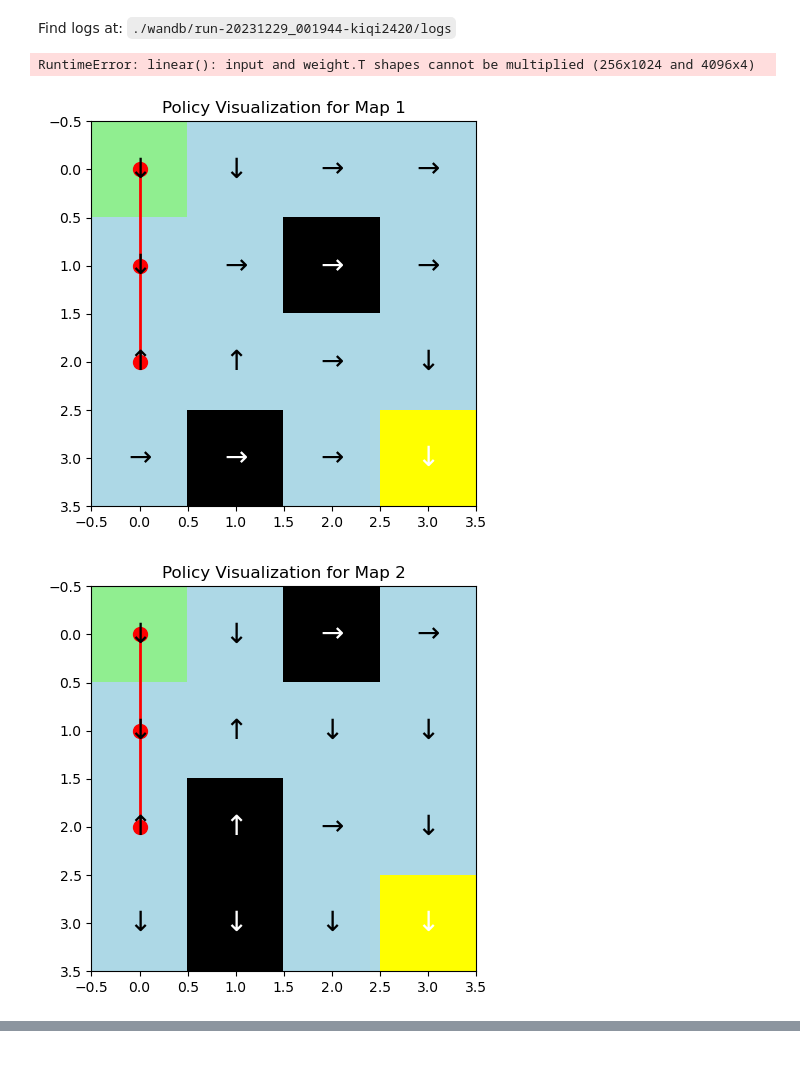
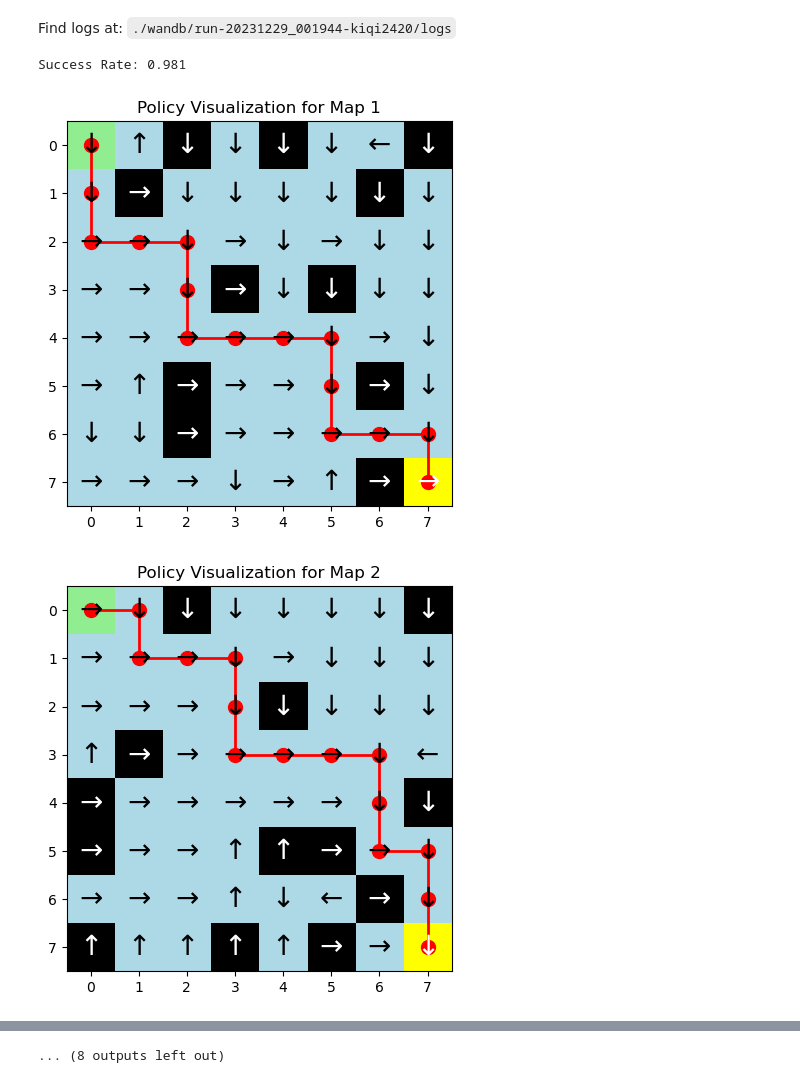
Before and after one commit to Looyyd/PytorchPractice, a Jupyter notebook: notebooks/ice_agent.ipynb, the cells around one changed output, grey strips where cells are left out. Saved outputs shown, nothing was run; the diff lists cells and outputs as text; code cells hidden in the pictures.

Commit message:
8 sized map 98% success with pretty much same configuration as 4*4 map

```diff
--- a/notebooks/ice_agent.ipynb
+++ b/notebooks/ice_agent.ipynb
@@ -521,10 +521,10 @@ for key, value in trial.params.items():
 learning_rate = 0.0001
 gamma = 0.95
 epsilon = 0.6
-epsilon_decay = 0.99
+epsilon_decay = 0.999
 weight_decay = 1e-4
-dropout_p = 0.1
-forward_step_reward = 0 #0.05
+dropout_p = 0.8
+forward_step_reward = 0.02
 visited_step_reward = 0
 hole_reward = 0 #-0.5
 in_place_reward = 0
@@ -688,12 +706,13 @@ min_eval_episodes = 1000
 success_rate = evaluate_model(model, min_eval_episodes, device, n_states, batch_size=256, is_slippery=is_slippery, random_map=random_map)
 print(f"Success Rate: {success_rate:.3f}")
 # %% [output]
-RuntimeError: linear(): input and weight.T shapes cannot be multiplied (256x1024 and 4096x4)
+Success Rate: 0.981
 # %%
 numerical_color_map = {'S': 1, 'F': 0, 'H': 3, 'G': 2}
 def visualize_policy_on_random_maps(model, device, n_maps=5, n_states=16, is_slippery=False):
+    map_size = int(n_states**0.5)
     for map_idx in range(n_maps):
-        env = gym.make('FrozenLake-v1', desc=generate_random_map(size=4), is_slippery=is_slippery)
+        env = gym.make('FrozenLake-v1', desc=generate_random_map(size=map_size), is_slippery=is_slippery)
         desc = env.desc.astype(str)
 
         numerical_grid_colors = np.vectorize(numerical_color_map.get)(desc)
@@ -718,33 +737,33 @@ def visualize_policy_on_random_maps(model, device, n_maps=5, n_states=16, is_sli
 
         while True:
             action = policy_grid[i, j]
             if action == '←': j -= 1
             elif action == '→': j += 1
             elif action == '↑': i -= 1
             elif action == '↓': i += 1
             i = min(max(i, 0), desc.shape[0] - 1)  # Ensuring the agent doesn't go out of bounds
             j = min(max(j, 0), desc.shape[1] - 1)
             if (i, j) in zip(path_y, path_x):
                 break
             path_x.append(j)
             path_y.append(i)
             if desc[i, j] in ['H', 'G']:
                 break
 
         # Draw the path
         plt.plot(path_x, path_y, 'ro-', linewidth=2, markersize=10)
 
         for i in range(desc.shape[0]):
             for j in range(desc.shape[1]):
                 arrow = policy_grid[i, j]
                 arrow_color = 'white' if desc[i, j] in ['H', 'G'] else 'black'
                 plt.text(j, i, arrow, ha='center', va='center', fontsize=20, color=arrow_color)
 
         plt.title(f'Policy Visualization for Map {map_idx+1}')
         plt.show()
 
 
-visualize_policy_on_random_maps(model, device, n_maps=10, is_slippery=is_slippery)
+visualize_policy_on_random_maps(model, device, n_maps=20, n_states=n_states, is_slippery=is_slippery)
 # %% [output]
-[figure, old version]
+[figure, new version]
-[figure, old version]
+[figure, new version]
@@ -758,0 +780 @@ visualize_policy_on_random_maps(model, device, n_maps=10, is_slippery=is_slipper
+... (8 outputs left out)
```
Also changed, not shown: parts of 2 cells of this notebook, 1 other file.
